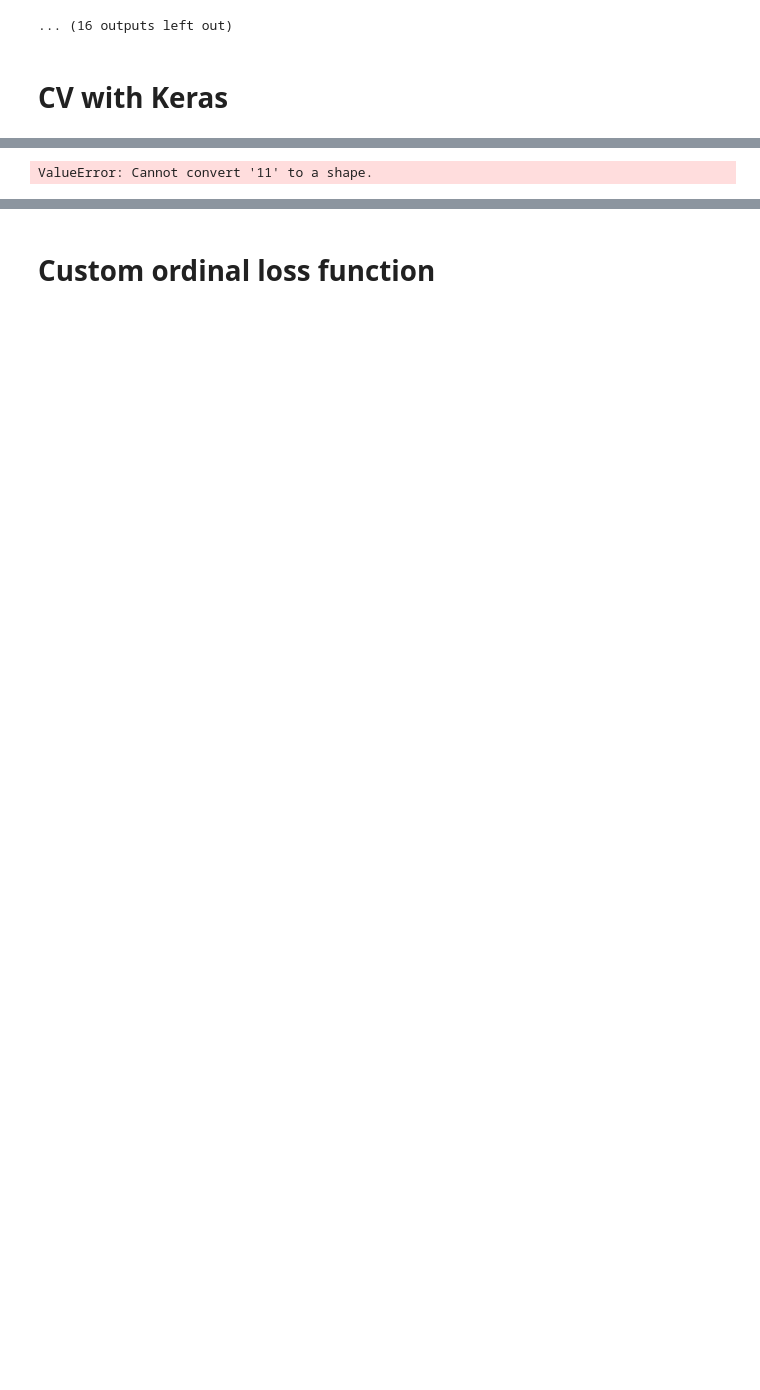
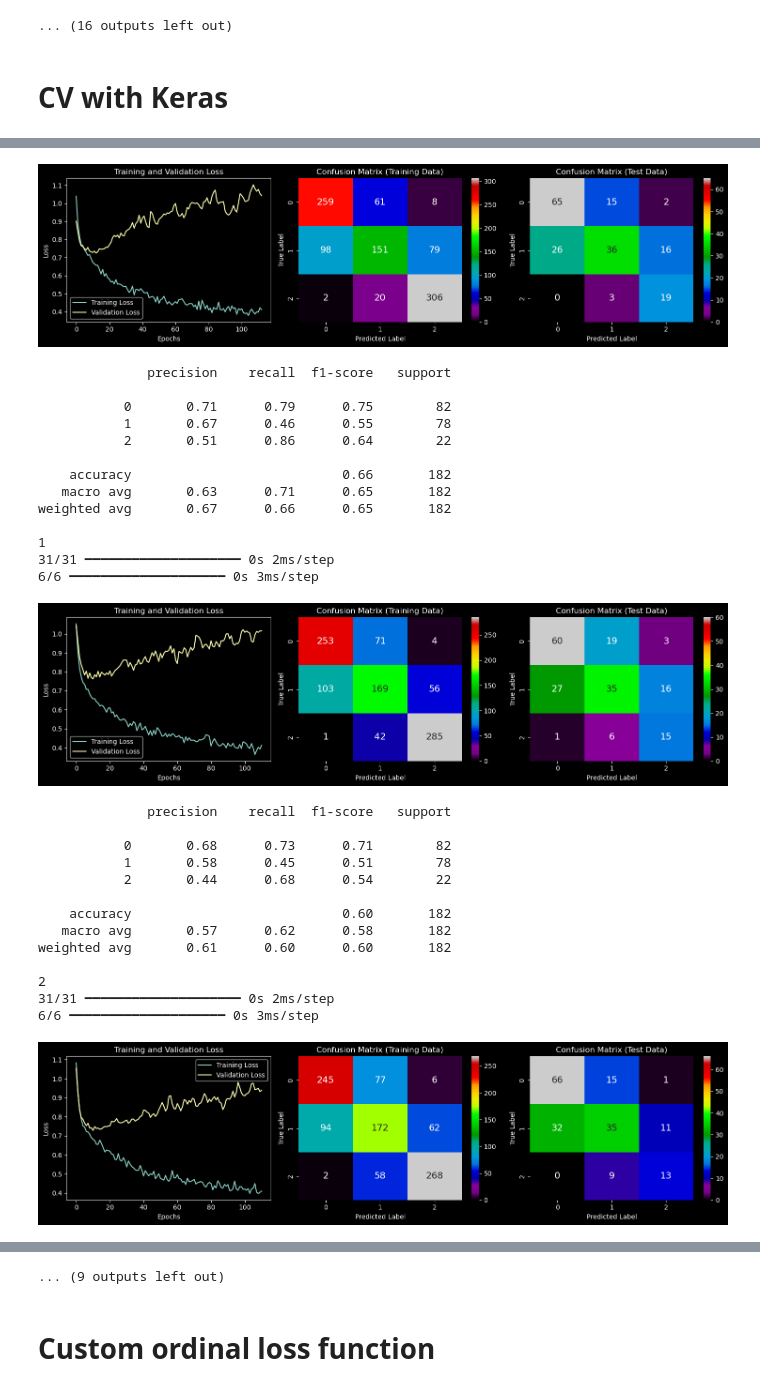
Before and after one commit to gtw2i/MSDS-565-Fall-2025, a Jupyter notebook: Unit 3 - Keras/Demos/U3_Keras_Clf_WineQuality.ipynb, the cells around one changed output, grey strips where cells are left out. Cells and saved outputs as stored; diff of their text form; code cells hidden in the pictures; blank space fills up the shorter version.

```diff
--- a/Unit 3 - Keras/Demos/U3_Keras_Clf_WineQuality.ipynb
+++ b/Unit 3 - Keras/Demos/U3_Keras_Clf_WineQuality.ipynb
@@ -510,7 +539,7 @@ for i in range(splits):
 
     # Build model
     model = Sequential([
-        Input(shape=X.shape[1]),
+        Input(shape=X.shape[1:]),
 
         Dense(20, activation='relu'),
         #BatchNormalization(),
@@ -595 +626,29 @@ WARNING:tensorflow:From C:\Users\Graham West\anaconda3\Lib\site-packages\keras\s
+[figure, added]
-ValueError: Cannot convert '11' to a shape.
+              precision    recall  f1-score   support
+
+           0       0.71      0.79      0.75        82
+           1       0.67      0.46      0.55        78
+           2       0.51      0.86      0.64        22
+
+    accuracy                           0.66       182
+   macro avg       0.63      0.71      0.65       182
+weighted avg       0.67      0.66      0.65       182
+
+1
+31/31 ━━━━━━━━━━━━━━━━━━━━ 0s 2ms/step
+6/6 ━━━━━━━━━━━━━━━━━━━━ 0s 3ms/step
+[figure, added]
+              precision    recall  f1-score   support
+
+           0       0.68      0.73      0.71        82
+           1       0.58      0.45      0.51        78
+           2       0.44      0.68      0.54        22
+
+    accuracy                           0.60       182
+   macro avg       0.57      0.62      0.58       182
+weighted avg       0.61      0.60      0.60       182
+
+2
+31/31 ━━━━━━━━━━━━━━━━━━━━ 0s 2ms/step
+6/6 ━━━━━━━━━━━━━━━━━━━━ 0s 3ms/step
+[figure, added]
@@ -596,3 +697,4 @@ ValueError: Cannot convert '11' to a shape.
+... (9 outputs left out)
 # %% [markdown]
 # Custom ordinal loss function
 # %%
```
Also changed, not shown: parts of 13 cells of this notebook, 3 other files.
